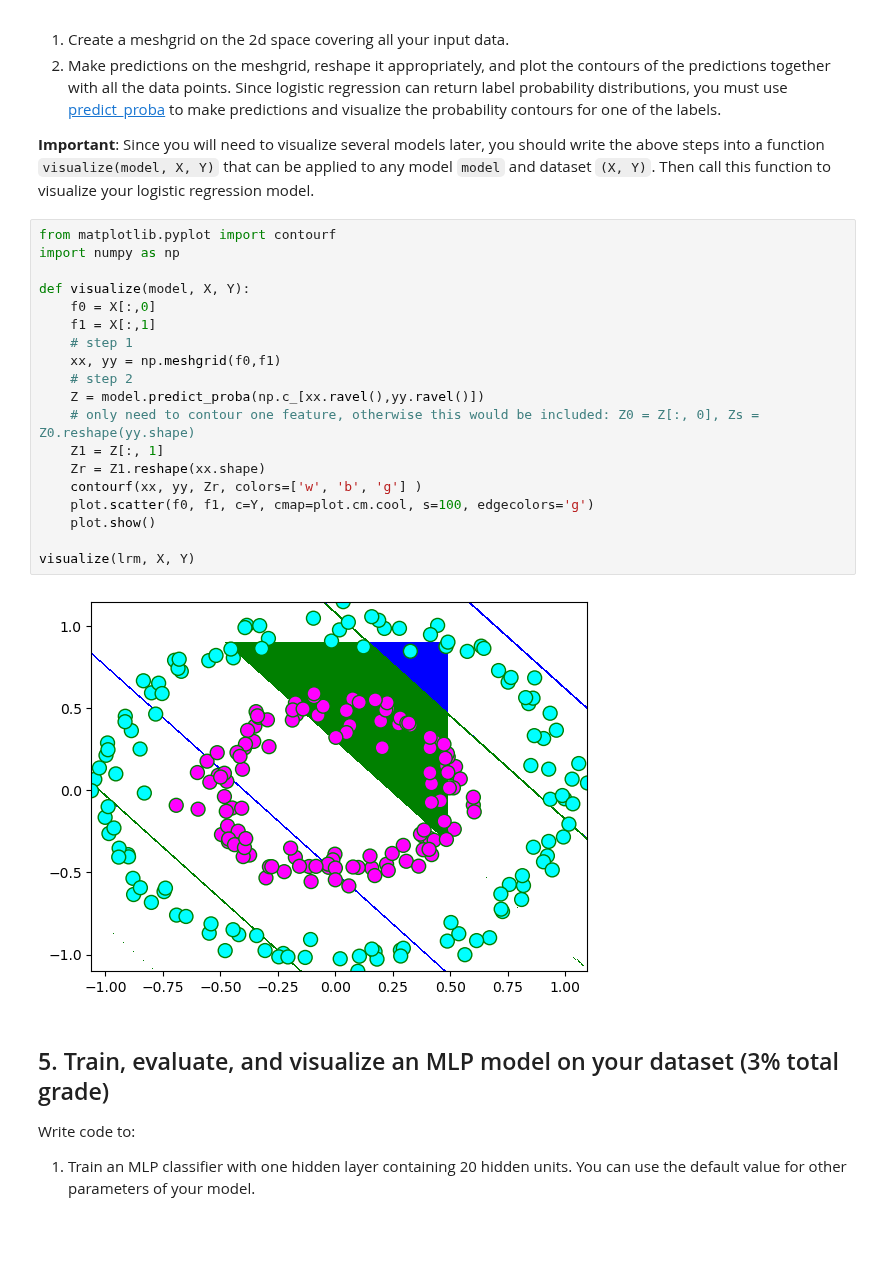
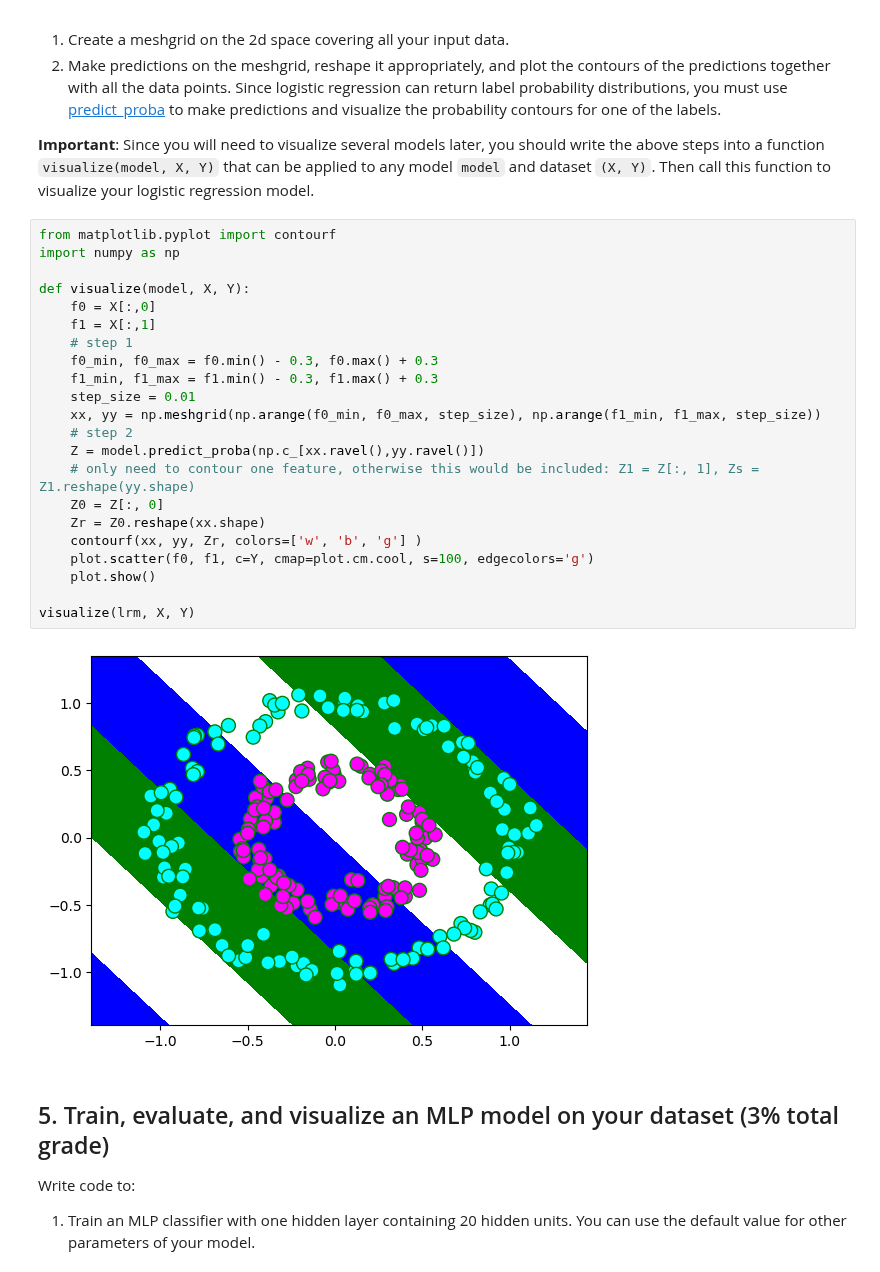
Before and after one commit to michaelcordero/cap-5602-ai, a Jupyter notebook: homework_notebooks/homework4.ipynb, the cells around one changed output. Cells and saved outputs as stored; diff of their text form; blank space fills up the shorter version.

Commit message:
going with the min/max solution because the contours actually look right with them defined.

```diff
--- a/homework_notebooks/homework4.ipynb
+++ b/homework_notebooks/homework4.ipynb
@@ -59,24 +59,27 @@ Write code to visualize your logistic regression model. You must:
 # %%
 from matplotlib.pyplot import contourf
 import numpy as np
 
 def visualize(model, X, Y):
     f0 = X[:,0]
     f1 = X[:,1]
     # step 1
-    xx, yy = np.meshgrid(f0,f1)
+    f0_min, f0_max = f0.min() - 0.3, f0.max() + 0.3
+    f1_min, f1_max = f1.min() - 0.3, f1.max() + 0.3
+    step_size = 0.01
+    xx, yy = np.meshgrid(np.arange(f0_min, f0_max, step_size), np.arange(f1_min, f1_max, step_size))
     # step 2
     Z = model.predict_proba(np.c_[xx.ravel(),yy.ravel()])
-    # only need to contour one feature, otherwise this would be included: Z0 = Z[:, 0], Zs = Z0.reshape(yy.shape)
-    Z1 = Z[:, 1]
-    Zr = Z1.reshape(xx.shape)
+    # only need to contour one feature, otherwise this would be included: Z1 = Z[:, 1], Zs = Z1.reshape(yy.shape)
+    Z0 = Z[:, 0]
+    Zr = Z0.reshape(xx.shape)
     contourf(xx, yy, Zr, colors=['w', 'b', 'g'] )
     plot.scatter(f0, f1, c=Y, cmap=plot.cm.cool, s=100, edgecolors='g')
     plot.show()
 
 visualize(lrm, X, Y)
 # %% [output]
-[figure, old version]
+[figure, new version]
 # %% [markdown]
 ## 5. Train, evaluate, and visualize an MLP model on your dataset (3% total grade)
 
```
Also changed, not shown: parts of 4 cells of this notebook.
